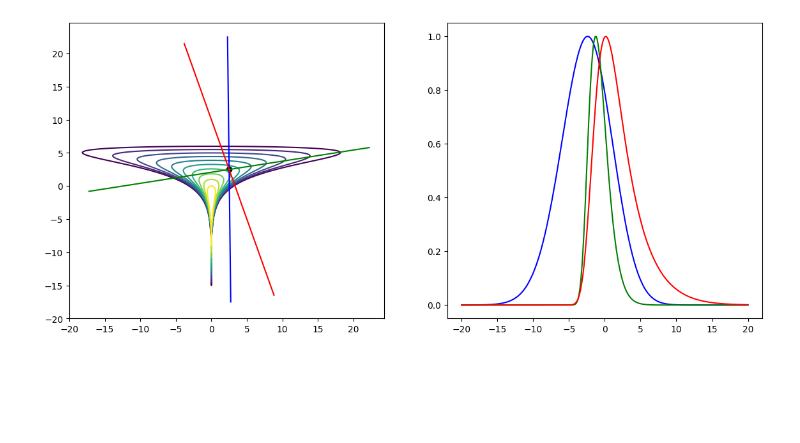
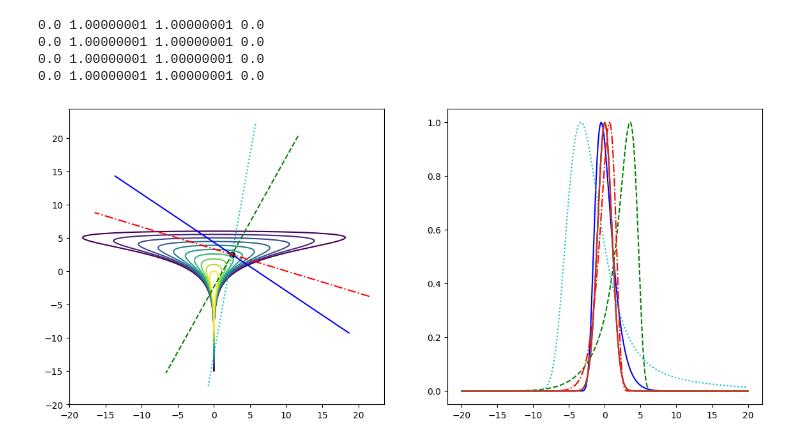
Before and after one commit to roualdes/mcmcexperiments, a Jupyter notebook: klhr/sinh_funnel.ipynb, the cells around one changed output. Cells and saved outputs as stored; diff of their text form; code cells hidden in the pictures; blank space fills up the shorter version.

Commit message:
add linestyles and m, s, d, and e values

```diff
--- a/klhr/sinh_funnel.ipynb
+++ b/klhr/sinh_funnel.ipynb
@@ -30,7 +32,7 @@ for ix, xn in enumerate(x):
         z[1] = yn
         Z[ix, iy] = bs_model.log_density(z)
 # %%
-pt = (2.5, 2.5)
+pt = np.array([2.5, 2.5])
 
 def random_direction(rng):
     x = pt
@@ -48,3 +50,4 @@ def rotation_matrix(theta):
     c = np.cos(theta)
     return np.array([[c, -s], [s, c]])
 r = rotation_matrix(30)
+linestyle = np.array(["-", "--", "-.", ":", "-", "--", "-.", ":"])
@@ -59,14 +54,27 @@ plt.xlim([-10, 10])
 # %%
 fig, axs = plt.subplots(1, 2, figsize = (14, 6))
 axs[0].contour(x, y, Z, levels = np.linspace(-5, 0, 10))
 axs[0].scatter(pt[0], pt[1], color = "black")
-for idx in range(3):
+for idx in range(4): # up to 8
     line = np.array([to_line(rho, x[n], pt) for n in range(301)])
     fx = np.array([np.exp(bs_model.log_density(line[n])) for n in range(301)])
     mfx = np.max(fx)
     fx = fx / mfx
-    axs[0].plot(line[:, 0], line[:, 1], color = cols[idx])
-    axs[1].plot(x, fx, color = cols[idx])
+    axs[0].plot(line[:, 0], line[:, 1], linestyle[idx], color = cols[idx])
+    axs[1].plot(x, fx, linestyle[idx], color = cols[idx])
     rho = r @ rho
+    klhr = SINHKLHR(bs_model, theta = pt)
+    _, eta = klhr.fit(rho)
+    m, s, d, e = klhr._unpack(eta)
+    SinhArcsinh = SinhArcsinhDistribution(m = 0, s = 1, d = 1, e = 0)
+    qy = SinhArcsinh.pdf(x)
+    mqy = np.max(qy)
+    qy = qy / mqy
+    axs[1].plot(x, qy)
+    print(m, s, d, e)
 # %% [output]
+0.0 1.00000001 1.00000001 0.0
+0.0 1.00000001 1.00000001 0.0
+0.0 1.00000001 1.00000001 0.0
+0.0 1.00000001 1.00000001 0.0
-[figure, old version]
+[figure, new version]
```
Also changed, not shown: parts of 2 cells of this notebook.
